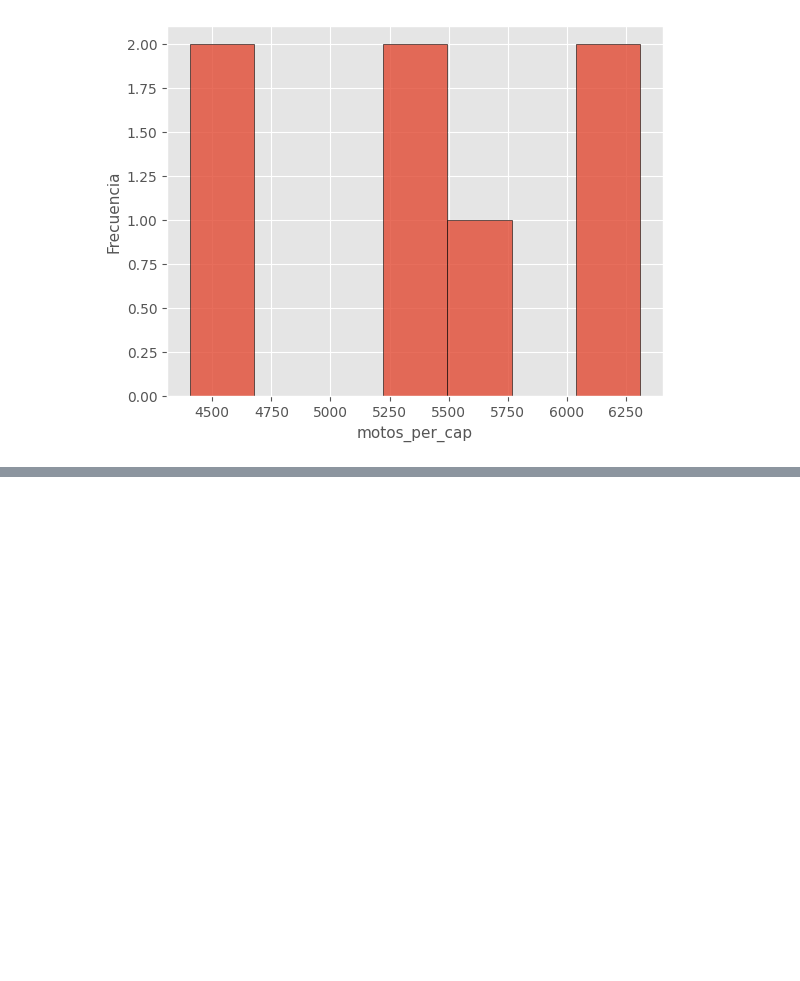
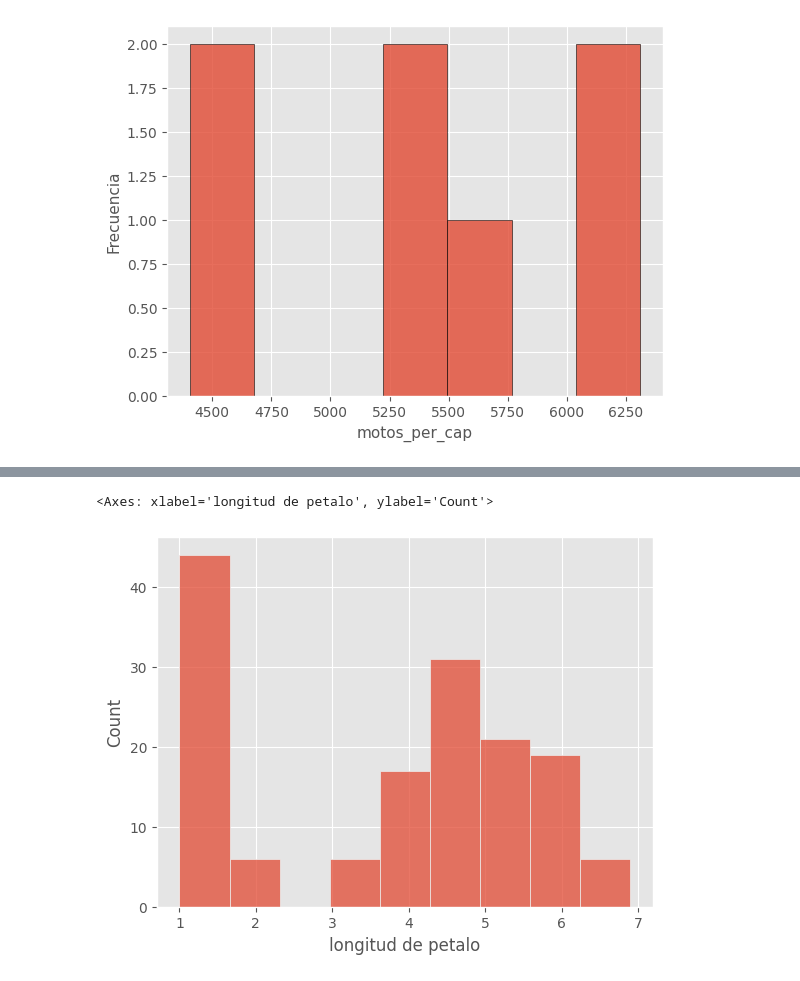
Before and after one commit to Fermionpass/IO, a Jupyter notebook: Data_maipulation_.ipynb, the cells around one changed output, grey strips where cells are left out. Cells and saved outputs as stored; diff of their text form; code cells hidden in the pictures; blank space fills up the shorter version.

```diff
--- a/Data_maipulation_.ipynb
+++ b/Data_maipulation_.ipynb
@@ -479,0 +561,11 @@ plt.ylabel('Frecuencia', fontsize=11);
+# %%
+# Se puede generar un data frame que llamaremos datos
+
+datos = pd.DataFrame({
+    'longitud de sepalo':iris_ds.data[:,0],
+    'Ancho de sepalo':iris_ds.data[:,1],
+    'longitud de petalo':iris_ds.data[:,2],
+    'Ancho de petalo':iris_ds.data[:,3],
+    'Especies':iris_ds.target
+})
+datos.head()
@@ -479,0 +601,5 @@ plt.ylabel('Frecuencia', fontsize=11);
+# %%
+sns.histplot(data = datos, x ="longitud de petalo")
+# %% [output]
+<Axes: xlabel='longitud de petalo', ylabel='Count'>
+[figure, added]
```
Also changed, not shown: parts of 16 cells of this notebook.
